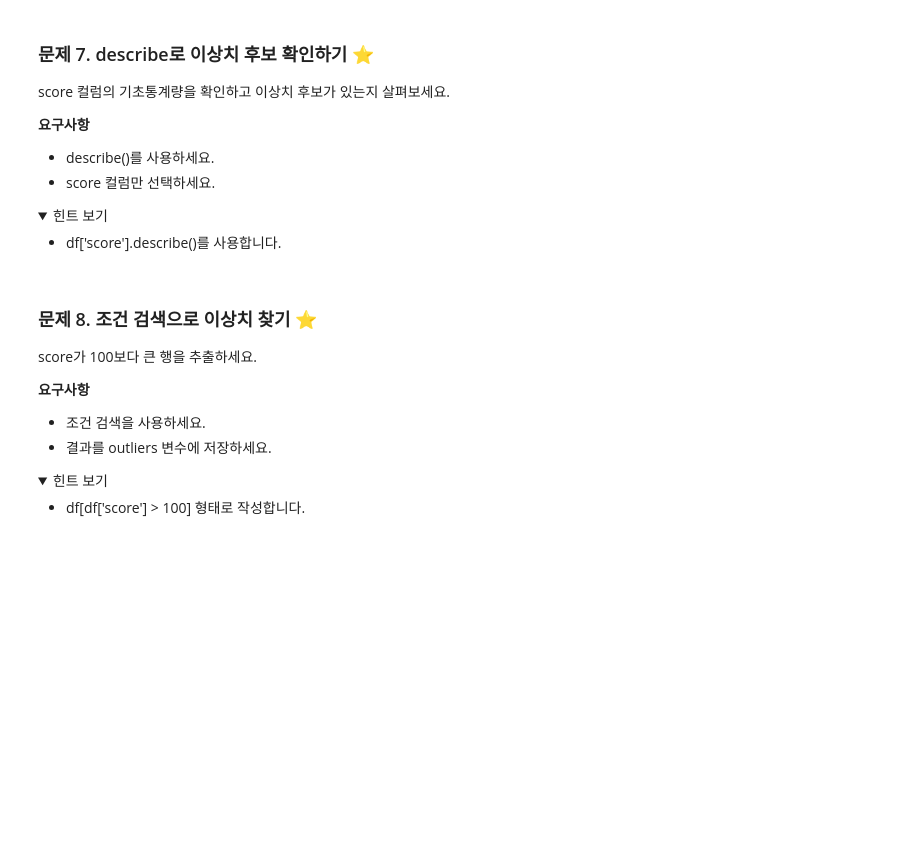
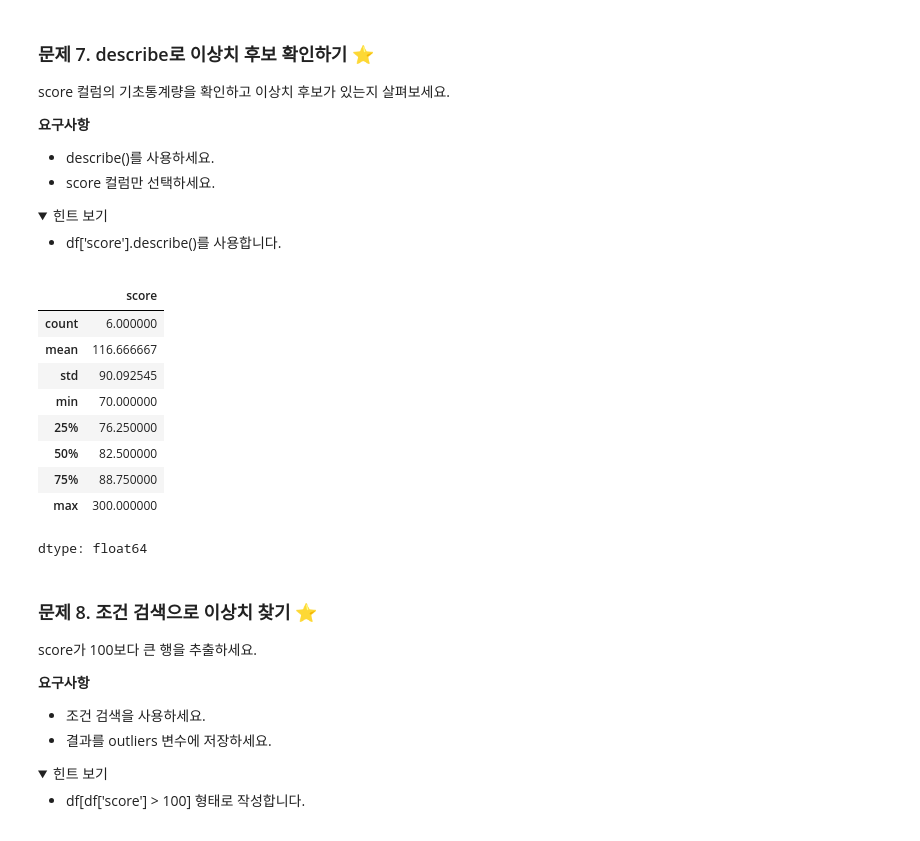
Before and after one commit to qnrPwjd/EST_AI_Challengers_Code, a Jupyter notebook: Week2/CH09_데이터전처리_연습문제.ipynb, the cells around one changed output. Cells and saved outputs as stored; diff of their text form; code cells hidden in the pictures; folded sections open; blank space fills up the shorter version.

```diff
--- a/Week2/CH09_데이터전처리_연습문제.ipynb
+++ b/Week2/CH09_데이터전처리_연습문제.ipynb
@@ -182,11 +226,23 @@ score 컬럼의 기초통계량을 확인하고 이상치 후보가 있는지
 # %%
 import pandas as pd
 
 df = pd.DataFrame({
     'score': [70, 75, 80, 85, 90, 300]
 })
 
 # 여기에 코드를 작성하세요
+df['score'].describe()
+# %% [output]
+|  | score |
+| count | 6.000000 |
+| mean | 116.666667 |
+| std | 90.092545 |
+| min | 70.000000 |
+| 25% | 76.250000 |
+| 50% | 82.500000 |
+| 75% | 88.750000 |
+| max | 300.000000 |
+dtype: float64
 # %% [markdown]
 ### 문제 8. 조건 검색으로 이상치 찾기 ⭐
 
```
Also changed, not shown: parts of 13 cells of this notebook.
